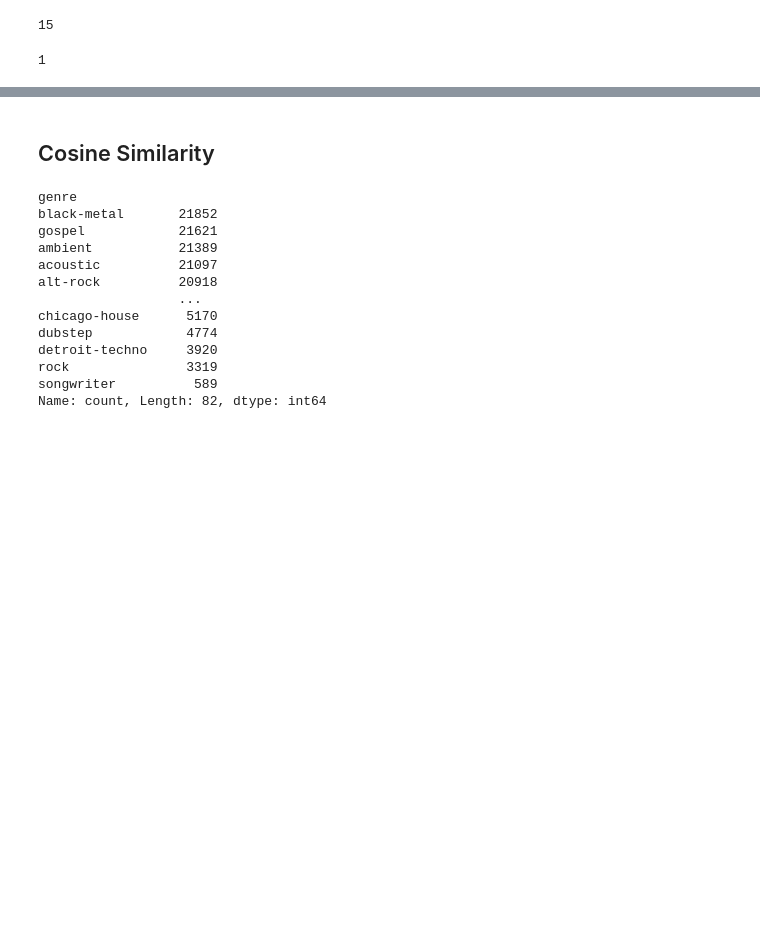
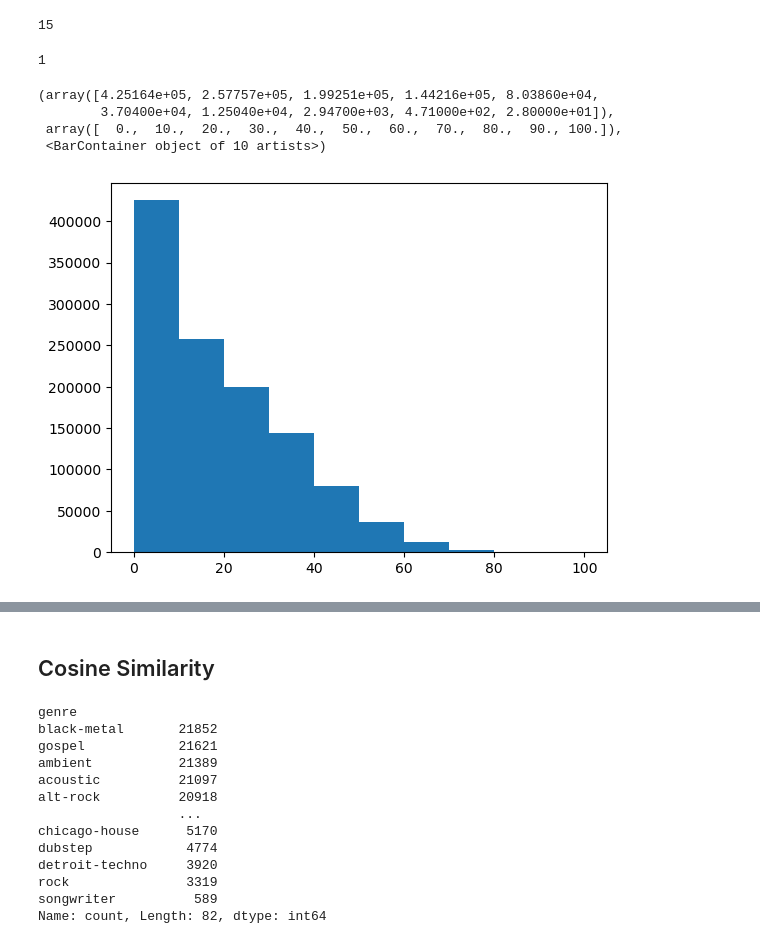
Before and after one commit to kmk9461/advanced_python, a Jupyter notebook: spotify_1mil_tracks.ipynb, the cells around one changed output, grey strips where cells are left out. Saved outputs shown, nothing was run; the diff lists cells and outputs as text; code cells hidden in the pictures; blank space fills up the shorter version.

```diff
--- a/spotify_1mil_tracks.ipynb
+++ b/spotify_1mil_tracks.ipynb
@@ -105,3 +99,12 @@ sum(df['artist_name'].isna())
 sum(df['track_name'].isna())
 # %% [output]
 1
+# %%
+# track popularity (0 to 100)
+plt.hist(df['popularity'])
+# %% [output]
+(array([4.25164e+05, 2.57757e+05, 1.99251e+05, 1.44216e+05, 8.03860e+04,
+        3.70400e+04, 1.25040e+04, 2.94700e+03, 4.71000e+02, 2.80000e+01]),
+ array([  0.,  10.,  20.,  30.,  40.,  50.,  60.,  70.,  80.,  90., 100.]),
+ <BarContainer object of 10 artists>)
+[figure, added]
```
Also changed, not shown: parts of 18 cells of this notebook, 1 other file.
